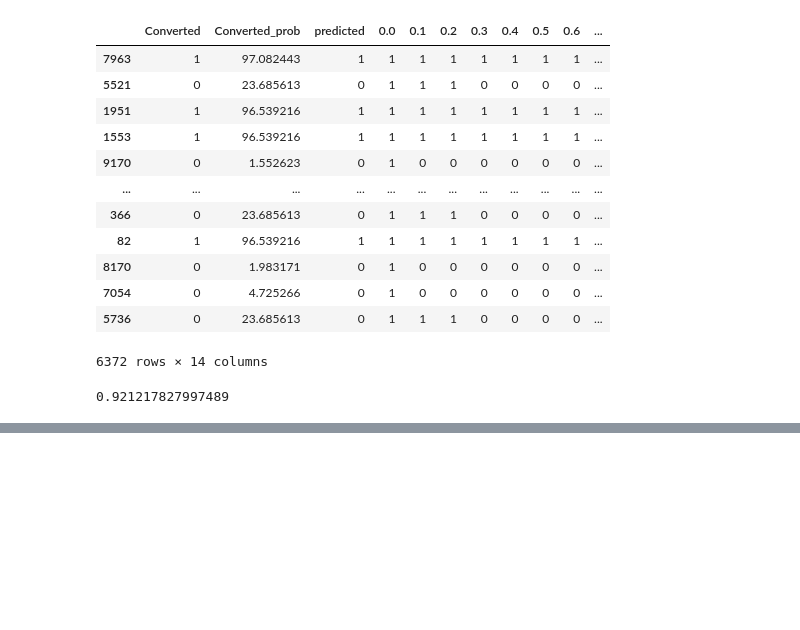
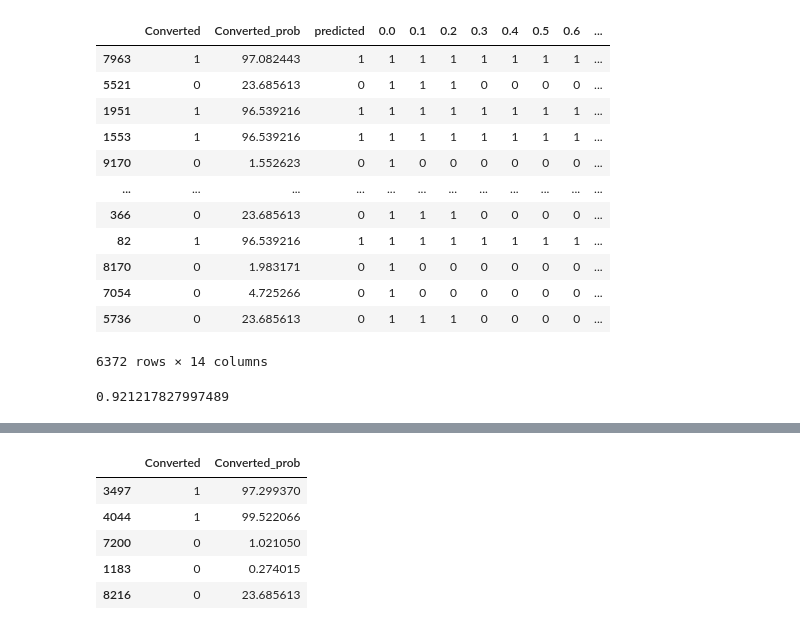
Before and after one commit to Rajeswar7913/GitHub-test, a Jupyter notebook: Lead_Score.ipynb, the cells around one changed output, grey strips where cells are left out. Cells and saved outputs as stored; diff of their text form; code cells hidden in the pictures; blank space fills up the shorter version.

```diff
--- a/Lead_Score.ipynb
+++ b/Lead_Score.ipynb
@@ -1073,0 +1098,10 @@ print(metrics.accuracy_score(y_train_pred_final5.Converted, y_train_pred_final5[
+# %%
+y_test_pred_final = pd.DataFrame({'Converted':y_test.values, 'Converted_prob':y_test_pred*100})
+y_test_pred_final.head()
+# %% [output]
+|  | Converted | Converted_prob |
+| 3497 | 1 | 97.299370 |
+| 4044 | 1 | 99.522066 |
+| 7200 | 0 | 1.021050 |
+| 1183 | 0 | 0.274015 |
+| 8216 | 0 | 23.685613 |
```
Also changed, not shown: parts of 7 cells of this notebook.
